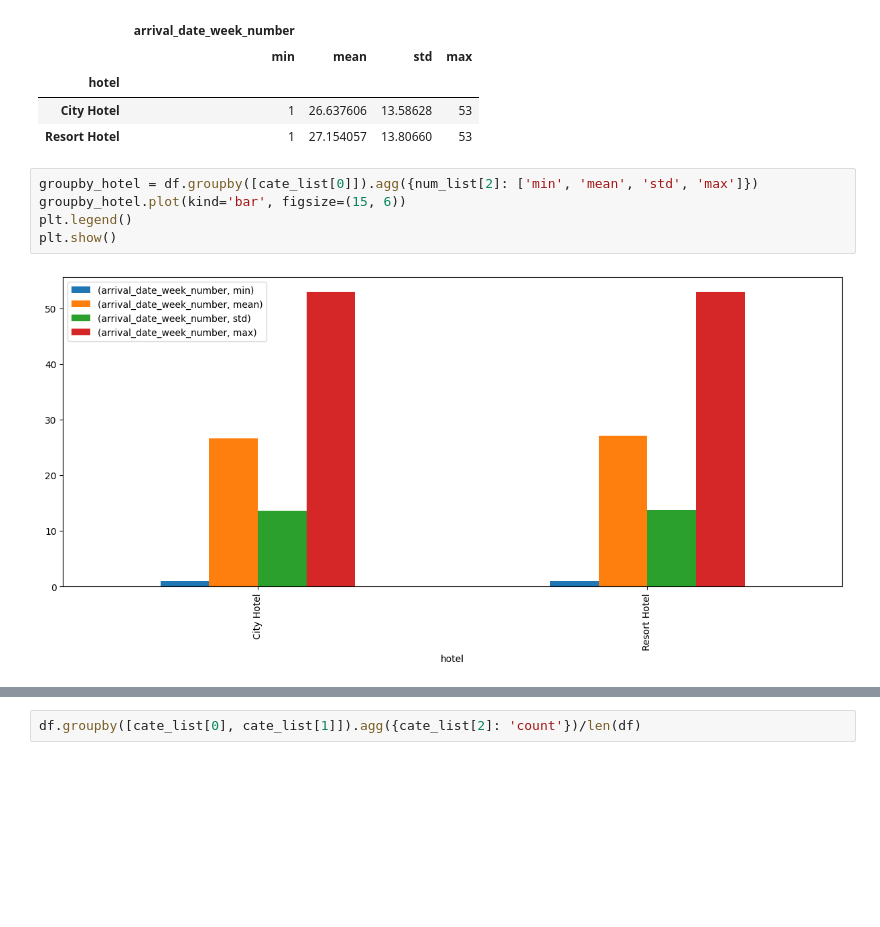
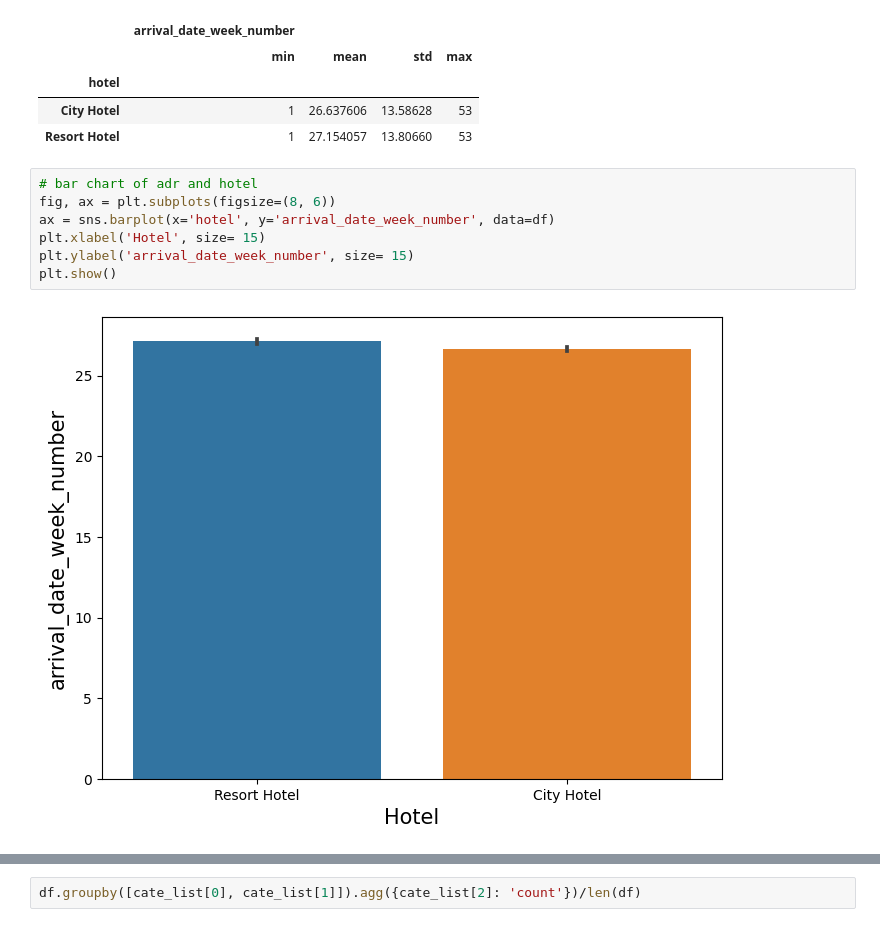
Before and after one commit to duongtruongbinh/Data-Visualization-Labs, a Jupyter notebook: Project/Project.ipynb, the cells around one changed output, grey strips where cells are left out. Cells and saved outputs as stored; diff of their text form; blank space fills up the shorter version.

```diff
--- a/Project/Project.ipynb
+++ b/Project/Project.ipynb
@@ -314,10 +314,12 @@ df.groupby([cate_list[0]]).agg({num_list[2]: ['min', 'mean', 'std', 'max']})
 | hotel |  |  |  |  |
 | City Hotel | 1 | 26.637606 | 13.58628 | 53 |
 | Resort Hotel | 1 | 27.154057 | 13.80660 | 53 |
-# %%
-groupby_hotel = df.groupby([cate_list[0]]).agg({num_list[2]: ['min', 'mean', 'std', 'max']})
-groupby_hotel.plot(kind='bar', figsize=(15, 6))
-plt.legend()
-plt.show()
-# %% [output]
-[figure, removed]
+# %%
+# bar chart of adr and hotel
+fig, ax = plt.subplots(figsize=(8, 6))
+ax = sns.barplot(x='hotel', y='arrival_date_week_number', data=df)
+plt.xlabel('Hotel', size= 15)
+plt.ylabel('arrival_date_week_number', size= 15)
+plt.show()
+# %% [output]
+[figure, added]
```
Also changed, not shown: parts of 8 cells of this notebook.
